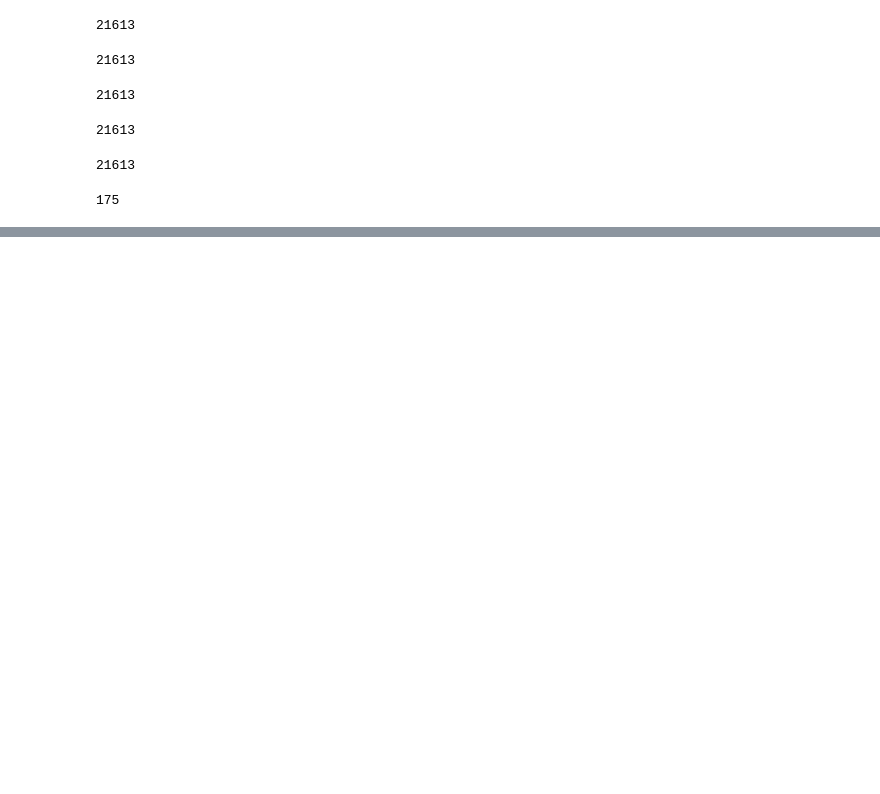
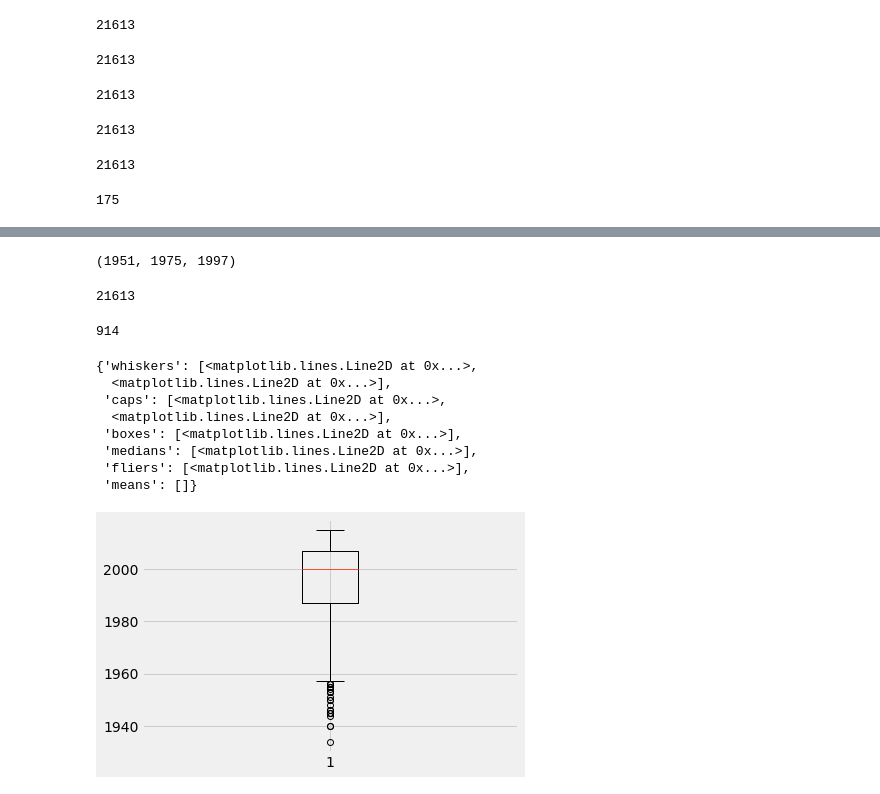
Before and after one commit to guilherminog/Projeto_DNC, a Jupyter notebook: Projeto DNC_jose.ipynb, the cells around one changed output, grey strips where cells are left out. Saved outputs shown, nothing was run; the diff lists cells and outputs as text; code cells hidden in the pictures; blank space fills up the shorter version.

```diff
--- a/Projeto DNC_jose.ipynb
+++ b/Projeto DNC_jose.ipynb
@@ -292,0 +384,43 @@ cep.count(-1)
+# %%
+construcao = kc2['construção'].tolist()
+1951, 1975, 1997
+# %% [output]
+(1951, 1975, 1997)
+# %%
+const = []
+for y in construcao:
+  if y <= 1951:
+    const.append(0)
+  if 1951 < y <= 1975:
+    const.append(1)
+  if 1975 < y <= 1997:
+    const.append(2)
+  if y > 1997:
+    const.append(4)
+
+print(len(const))
+# %% [output]
+21613
+# %%
+rfm = kc2['reforma'].tolist()
+# %%
+rfm2 = []
+rfm3 = []
+for x in rfm:
+    if x != 0:
+        rfm2.append(x)
+
+
+print(len(rfm2))
+plt.boxplot(rfm2)
+# %% [output]
+914
+{'whiskers': [<matplotlib.lines.Line2D at 0x...>,
+  <matplotlib.lines.Line2D at 0x...>],
+ 'caps': [<matplotlib.lines.Line2D at 0x...>,
+  <matplotlib.lines.Line2D at 0x...>],
+ 'boxes': [<matplotlib.lines.Line2D at 0x...>],
+ 'medians': [<matplotlib.lines.Line2D at 0x...>],
+ 'fliers': [<matplotlib.lines.Line2D at 0x...>],
+ 'means': []}
+[figure, added]
```
Also changed, not shown: parts of 11 cells of this notebook.
